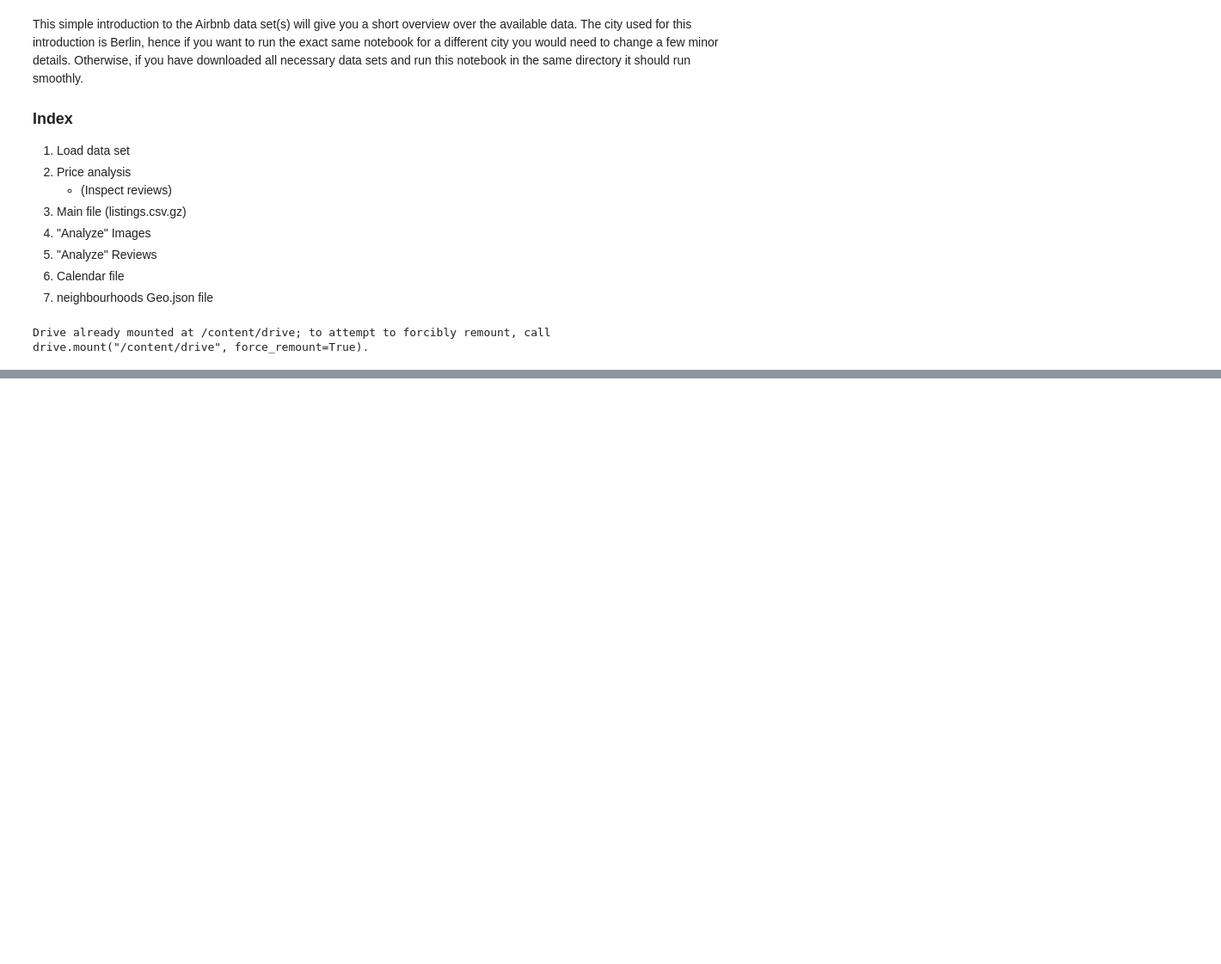
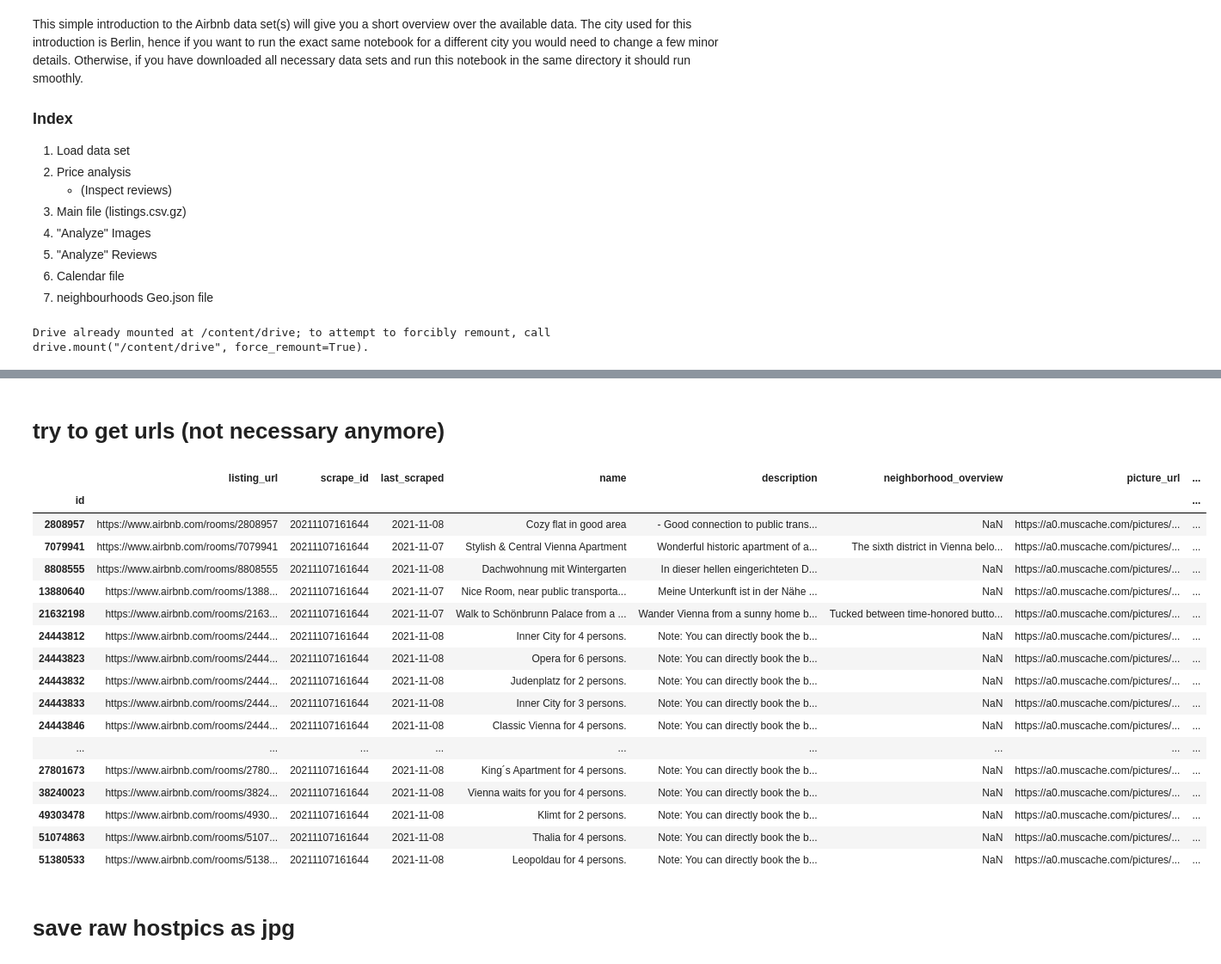
Before and after one commit to dernameistegal/airbnb_price, a Jupyter notebook: data_utils/data_preparation/SavingDataInDrive.ipynb, the cells around one changed output, grey strips where cells are left out. Shown at 86% size. Drawn from its saved outputs; the diff is of its cells as text; code cells hidden in the pictures; blank space fills up the shorter version.

```diff
--- a/data_utils/data_preparation/SavingDataInDrive.ipynb
+++ b/data_utils/data_preparation/SavingDataInDrive.ipynb
@@ -70,3 +87,4 @@ reviews = pd.read_csv("reviews.csv")
 listings_meta = pd.read_csv("listings.csv.gz")
 reviews_meta = pd.read_csv("reviews.csv.gz")
 calendar = pd.read_csv("calendar.csv.gz")
+listings_meta.set_index("id", inplace=True)
@@ -98,7 +107,8 @@ pic_malfunction = []
 for i in range(1488, 1505):
 
     # get url
-    url = listings_meta.loc[i]["host_picture_url"]
+    test = listings_meta.loc[i]["host_picture_url"]
+    break
 
     # check if url is not available
     if pd.isna(url):
@@ -175,3 +185,5 @@ temp_file.close()
 
 #temp_file = open("missing_data.json", "r")
 #output = json.load(temp_file)
+# %% [markdown]
+# try to get urls (not necessary anymore)
@@ -177,0 +212,22 @@ temp_file.close()
+# %%
+temp_urls_series = pd.read_pickle("/content/drive/MyDrive/Colab/airbnb/data/hostpics/hostpics_url.pickle")
+# %%
+# does not have to be run again
+links = []
+
+for index in tqdm(temp_urls_series.index):
+
+    index = pd.Index([index])
+    obj = temp_urls_series.loc[index].values[0]
+
+    if not pd.isna(obj):
+        link = obj.url
+        links.append(pd.Series([link], index=index))
+    else:
+        links.append(pd.Series([np.nan], index=index))
+
+urls_series = pd.concat(links, axis=0)
+urls_series.name = "hostpics_url"
+urls_series = pd.concat([temp_urls_series, urls_series], axis=1)
+path = ("/content/drive/MyDrive/Colab/airbnb/data/hostpics/hostpics_url.pickle")
+urls_series.to_pickle(path)
@@ -177,0 +257,23 @@ temp_file.close()
+# %%
+listings_meta.loc[urls_series.hostpics_url.isna()]
+# %% [output]
+|  | listing_url | scrape_id | last_scraped | name | description | neighborhood_overview | picture_url | ... |
+| id |  |  |  |  |  |  |  | ... |
+| 2808957 | https://www.airbnb.com/rooms/2808957 | 20211107161644 | 2021-11-08 | Cozy flat in good area | - Good connection to public trans... | NaN | https://a0.muscache.com/pictures/... | ... |
+| 7079941 | https://www.airbnb.com/rooms/7079941 | 20211107161644 | 2021-11-07 | Stylish & Central Vienna Apartment | Wonderful historic apartment of a... | The sixth district in Vienna belo... | https://a0.muscache.com/pictures/... | ... |
+| 8808555 | https://www.airbnb.com/rooms/8808555 | 20211107161644 | 2021-11-08 | Dachwohnung mit Wintergarten | In dieser hellen eingerichteten D... | NaN | https://a0.muscache.com/pictures/... | ... |
+| 13880640 | https://www.airbnb.com/rooms/1388... | 20211107161644 | 2021-11-07 | Nice Room, near public transporta... | Meine Unterkunft ist in der Nähe ... | NaN | https://a0.muscache.com/pictures/... | ... |
+| 21632198 | https://www.airbnb.com/rooms/2163... | 20211107161644 | 2021-11-07 | Walk to Schönbrunn Palace from a ... | Wander Vienna from a sunny home b... | Tucked between time-honored butto... | https://a0.muscache.com/pictures/... | ... |
+| 24443812 | https://www.airbnb.com/rooms/2444... | 20211107161644 | 2021-11-08 | Inner City for 4 persons. | Note: You can directly book the b... | NaN | https://a0.muscache.com/pictures/... | ... |
+| 24443823 | https://www.airbnb.com/rooms/2444... | 20211107161644 | 2021-11-08 | Opera for 6 persons. | Note: You can directly book the b... | NaN | https://a0.muscache.com/pictures/... | ... |
+| 24443832 | https://www.airbnb.com/rooms/2444... | 20211107161644 | 2021-11-08 | Judenplatz for 2 persons. | Note: You can directly book the b... | NaN | https://a0.muscache.com/pictures/... | ... |
+| 24443833 | https://www.airbnb.com/rooms/2444... | 20211107161644 | 2021-11-08 | Inner City for 3 persons. | Note: You can directly book the b... | NaN | https://a0.muscache.com/pictures/... | ... |
+| 24443846 | https://www.airbnb.com/rooms/2444... | 20211107161644 | 2021-11-08 | Classic Vienna for 4 persons. | Note: You can directly book the b... | NaN | https://a0.muscache.com/pictures/... | ... |
+| ... | ... | ... | ... | ... | ... | ... | ... | ... |
+| 27801673 | https://www.airbnb.com/rooms/2780... | 20211107161644 | 2021-11-08 | King´s Apartment for 4 persons. | Note: You can directly book the b... | NaN | https://a0.muscache.com/pictures/... | ... |
+| 38240023 | https://www.airbnb.com/rooms/3824... | 20211107161644 | 2021-11-08 | Vienna waits for you for 4 persons. | Note: You can directly book the b... | NaN | https://a0.muscache.com/pictures/... | ... |
+| 49303478 | https://www.airbnb.com/rooms/4930... | 20211107161644 | 2021-11-08 | Klimt for 2 persons. | Note: You can directly book the b... | NaN | https://a0.muscache.com/pictures/... | ... |
+| 51074863 | https://www.airbnb.com/rooms/5107... | 20211107161644 | 2021-11-08 | Thalia for 4 persons. | Note: You can directly book the b... | NaN | https://a0.muscache.com/pictures/... | ... |
+| 51380533 | https://www.airbnb.com/rooms/5138... | 20211107161644 | 2021-11-08 | Leopoldau for 4 persons. | Note: You can directly book the b... | NaN | https://a0.muscache.com/pictures/... | ... |
+# %% [markdown]
+# save raw hostpics as jpg
```
Also changed, not shown: parts of 16 cells of this notebook.
